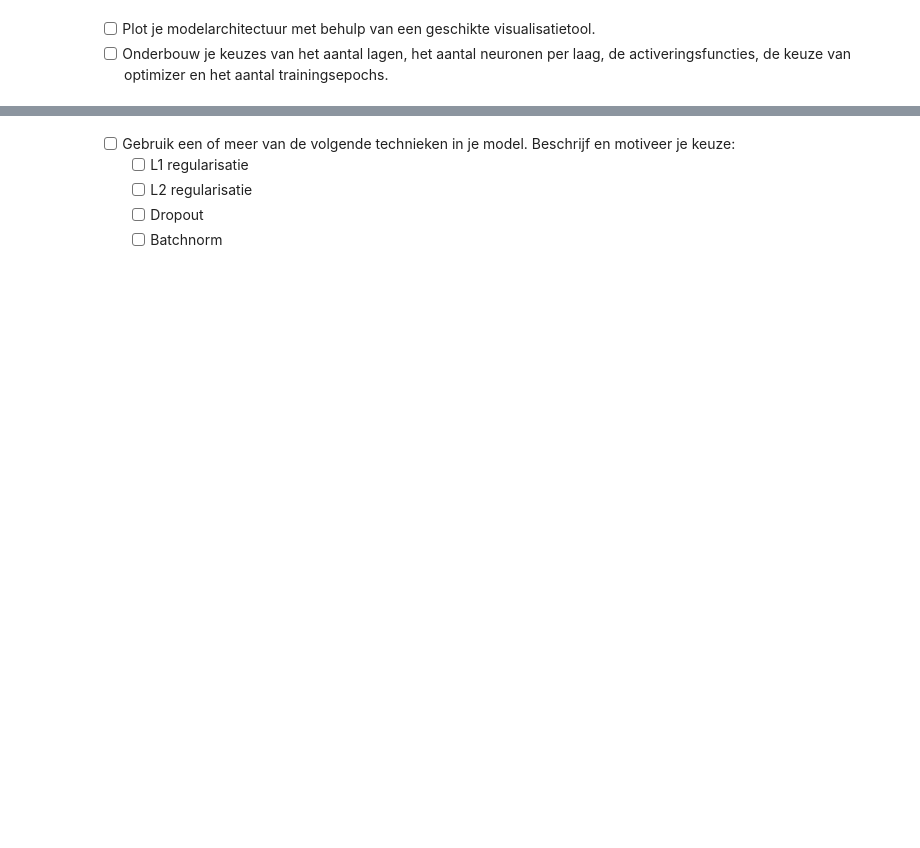
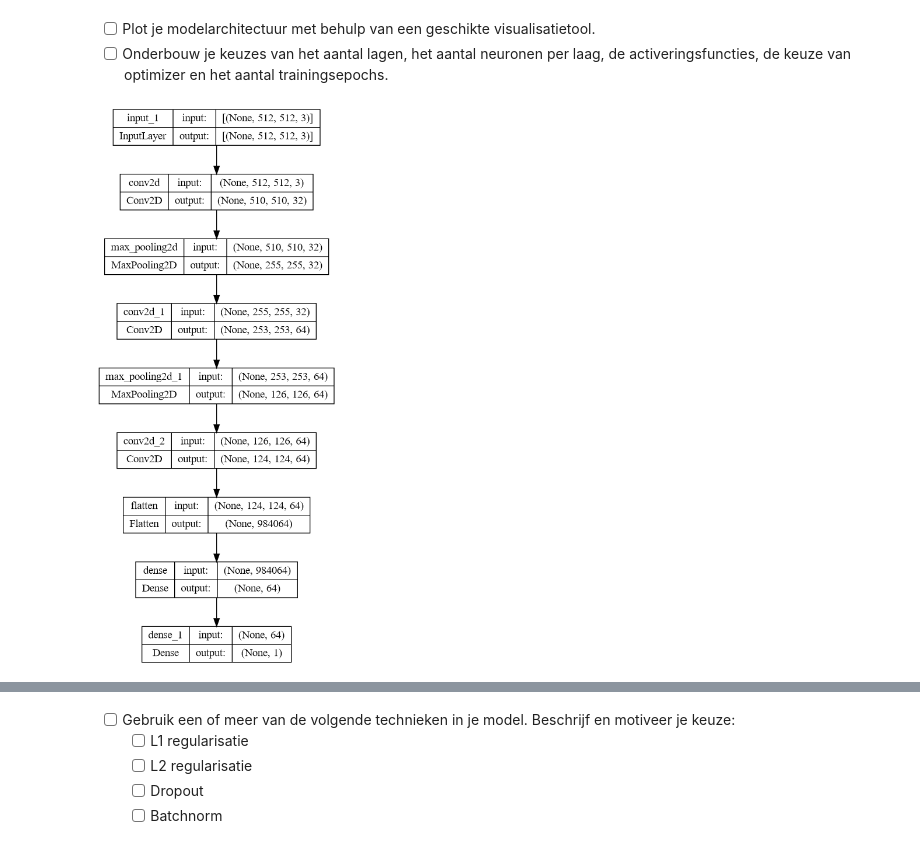
Before and after one commit to BJHeemskerk/DeepLearning_2024, a Jupyter notebook: Opdracht 1/Portfolio_1.ipynb, the cells around one changed output, grey strips where cells are left out. Drawn from its saved outputs; the diff is of its cells as text; code cells hidden in the pictures; blank space fills up the shorter version.

```diff
--- a/Opdracht 1/Portfolio_1.ipynb
+++ b/Opdracht 1/Portfolio_1.ipynb
@@ -760,6 +761,9 @@ cnn_model.compile(
     metrics=[tf.keras.metrics.MeanAbsolutePercentageError()]
     )
 # %%
+
+early_stop = EarlyStopping(monitor='val_loss', patience=20, restore_best_weights=True)
+
 cnn_history = cnn_model.fit(
     X_train, y_train,
     batch_size=16,
@@ -788,3 +792,8 @@ Epoch 22/5000
 # %% [markdown]
 - [ ] Plot je modelarchitectuur met behulp van een geschikte visualisatietool.
 - [ ] Onderbouw je keuzes van het aantal lagen, het aantal neuronen per laag, de activeringsfuncties, de keuze van optimizer en het aantal trainingsepochs.
+# %%
+#Plot modelarchitecture
+keras.utils.plot_model(cnn_model, show_shapes=True)
+# %% [output]
+[figure, added]
```
Also changed, not shown: parts of 13 cells of this notebook.
